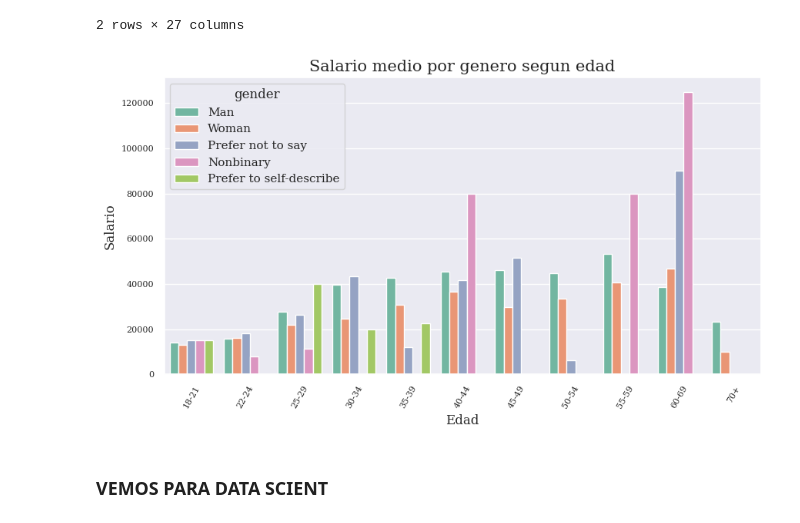
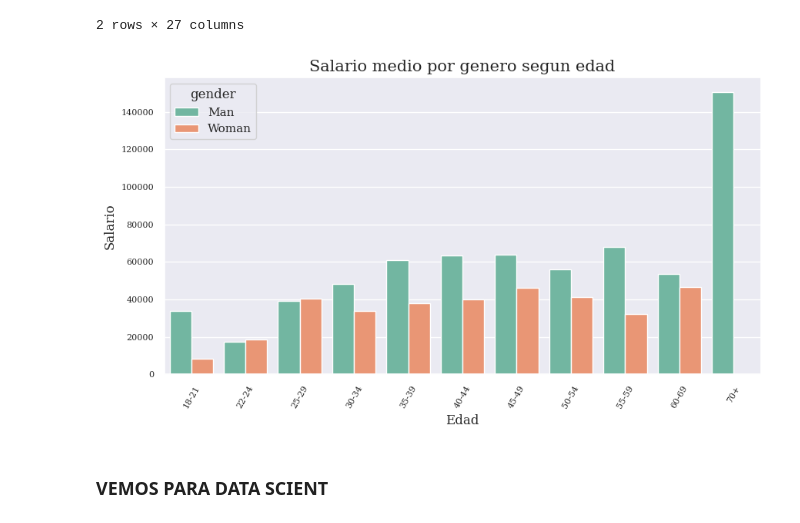
Before and after one commit to Adalab/project-DA-promo-c-modulo-2-team-5, a Jupyter notebook: Sprint3/sprint3_proyecto_modulo2.ipynb, the cells around one changed output. Cells and saved outputs as stored; diff of their text form; code cells hidden in the pictures.

```diff
--- a/Sprint3/sprint3_proyecto_modulo2.ipynb
+++ b/Sprint3/sprint3_proyecto_modulo2.ipynb
@@ -671,3 +668,5 @@ plt.show()
+# %%
+df_lineplot_salarios= df_puesto_genero_europa[ ~df_puesto_genero_europa['gender'].isin(['Prefer to self-describe','Nonbinary', 'Prefer not to say'])]
 # %%
 plt.figure( )
 
@@ -704,29 +703,29 @@ df_europa_salario_sinoutliers.head(2)
 # %%
 plt.figure( )
 
 orden= ['18-21','22-24',  '25-29', '30-34','35-39',  '40-44',
        '45-49', '50-54',  '55-59', '60-69', '70+']
-fig = sns.barplot(x='age',y='salario_max_imputer',  palette = "Set2",data= df_europa_salario_sinoutliers,  order=orden, hue= 'gender', ci=None)
+fig = sns.barplot(x='age',y='salario_max_imputer',  palette = "Set2",data= df_lineplot_salarios, ci=None, hue= 'gender',order=orden)
 
 
 
 sns.set_style("whitegrid")
 sns.set(font = "serif")
 
 
 plt.title(label='Salario medio por genero segun edad',font = "serif", fontsize= 15, position=(0.5,6))
 
 
 plt.xlabel("Edad", fontsize = 10, font = "serif")
 plt.ylabel("Salario", fontsize = 10, font = "serif")
 
 plt.xticks(fontsize = 8)
 plt.yticks(fontsize = 8)
 
 plt.xticks(rotation = 60)
 
 
 plt.savefig('graficas/salario_genero_edad.png',bbox_inches='tight')
 plt.show()
 # %% [output]
-[figure, old version]
+[figure, new version]
```
Also changed, not shown: parts of 9 cells of this notebook, 6 other files.
